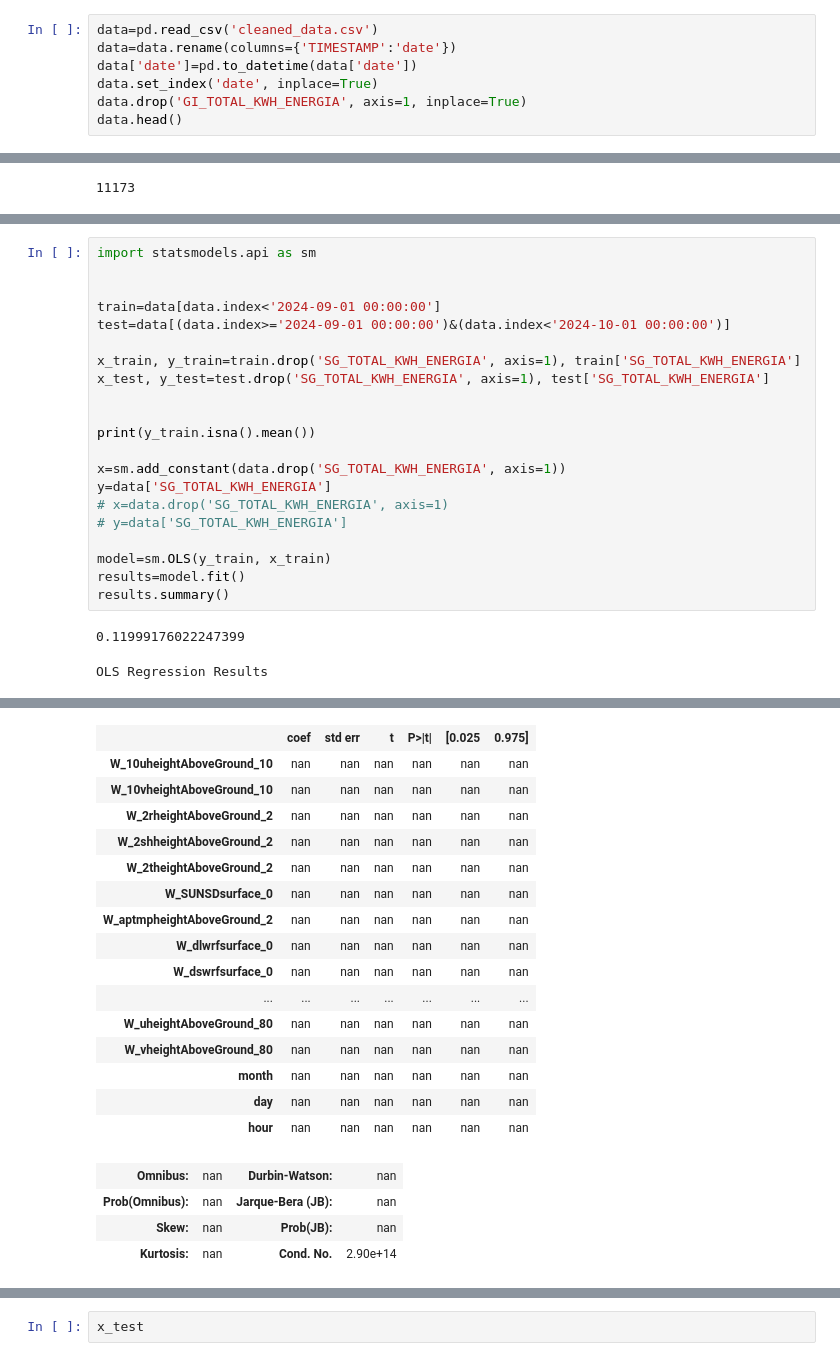
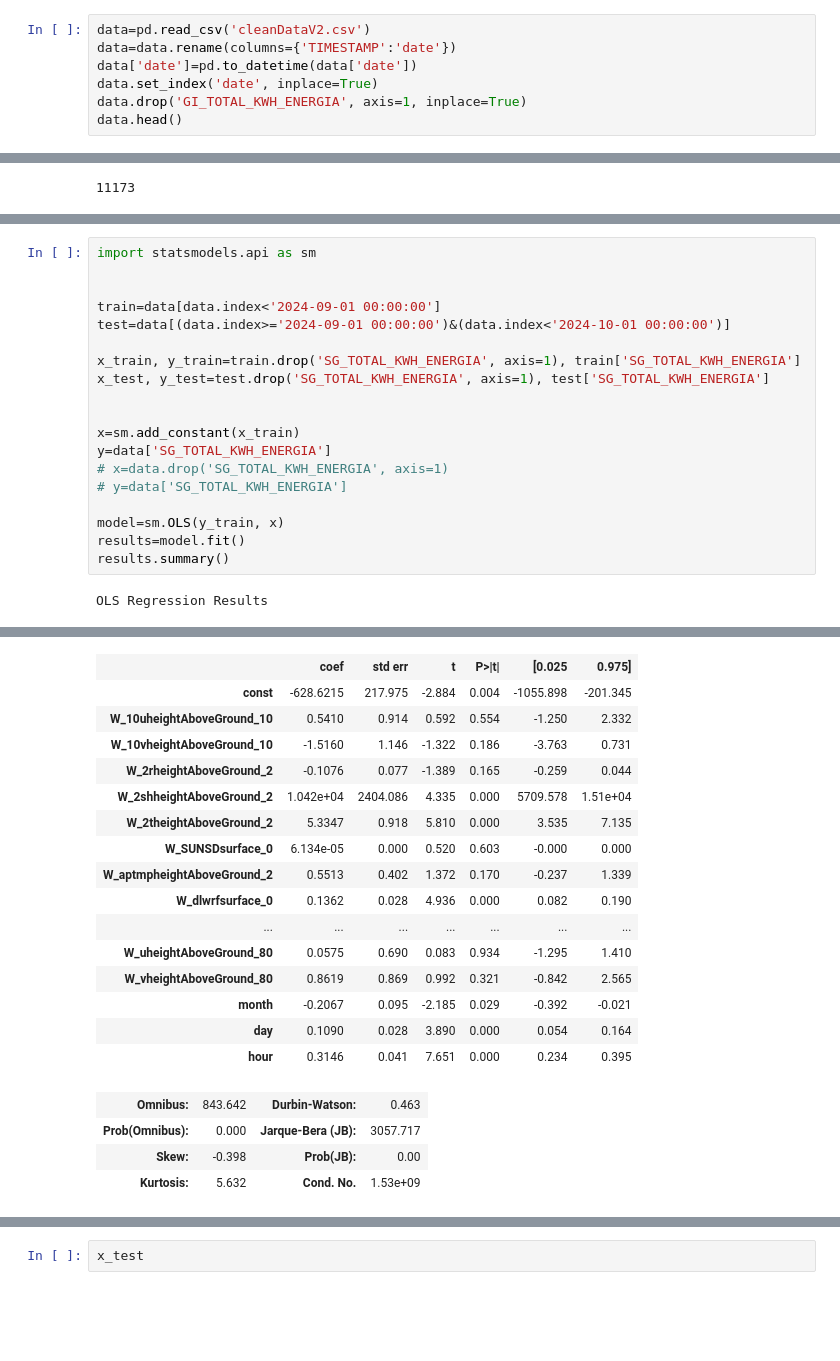
Before and after one commit to sajodajo/CCCCC-Datathon, a Jupyter notebook: solar_gen.ipynb, the cells around one changed output, grey strips where cells are left out. Cells and saved outputs as stored; diff of their text form; blank space fills up the shorter version.

```diff
--- a/solar_gen.ipynb
+++ b/solar_gen.ipynb
@@ -9,7 +9,7 @@ import plotly.express as px
 import matplotlib.pyplot as plt
 import seaborn as sns
 # %%
-data=pd.read_csv('cleaned_data.csv')
+data=pd.read_csv('cleanDataV2.csv')
 data=data.rename(columns={'TIMESTAMP':'date'})
 data['date']=pd.to_datetime(data['date'])
 data.set_index('date', inplace=True)
@@ -63,16 +63,13 @@ x_train, y_train=train.drop('SG_TOTAL_KWH_ENERGIA', axis=1), train['SG_TOTAL_KWH
 x_test, y_test=test.drop('SG_TOTAL_KWH_ENERGIA', axis=1), test['SG_TOTAL_KWH_ENERGIA']
 
 
-print(y_train.isna().mean())
-
-x=sm.add_constant(data.drop('SG_TOTAL_KWH_ENERGIA', axis=1))
+x=sm.add_constant(x_train)
 y=data['SG_TOTAL_KWH_ENERGIA']
 # x=data.drop('SG_TOTAL_KWH_ENERGIA', axis=1)
 # y=data['SG_TOTAL_KWH_ENERGIA']
 
-model=sm.OLS(y_train, x_train)
+model=sm.OLS(y_train, x)
 results=model.fit()
 results.summary()
 # %% [output]
-0.11999176022247399
+OLS Regression Results
-OLS Regression Results
@@ -87,21 +84,21 @@ OLS Regression Results
 | Covariance Type: | nonrobust |  |  |
 |  | coef | std err | t | P>|t| | [0.025 | 0.975] |
-| W_10uheightAboveGround_10 | nan | nan | nan | nan | nan | nan |
-| W_10vheightAboveGround_10 | nan | nan | nan | nan | nan | nan |
-| W_2rheightAboveGround_2 | nan | nan | nan | nan | nan | nan |
-| W_2shheightAboveGround_2 | nan | nan | nan | nan | nan | nan |
-| W_2theightAboveGround_2 | nan | nan | nan | nan | nan | nan |
-| W_SUNSDsurface_0 | nan | nan | nan | nan | nan | nan |
-| W_aptmpheightAboveGround_2 | nan | nan | nan | nan | nan | nan |
-| W_dlwrfsurface_0 | nan | nan | nan | nan | nan | nan |
-| W_dswrfsurface_0 | nan | nan | nan | nan | nan | nan |
+| const | -628.6215 | 217.975 | -2.884 | 0.004 | -1055.898 | -201.345 |
+| W_10uheightAboveGround_10 | 0.5410 | 0.914 | 0.592 | 0.554 | -1.250 | 2.332 |
+| W_10vheightAboveGround_10 | -1.5160 | 1.146 | -1.322 | 0.186 | -3.763 | 0.731 |
+| W_2rheightAboveGround_2 | -0.1076 | 0.077 | -1.389 | 0.165 | -0.259 | 0.044 |
+| W_2shheightAboveGround_2 | 1.042e+04 | 2404.086 | 4.335 | 0.000 | 5709.578 | 1.51e+04 |
+| W_2theightAboveGround_2 | 5.3347 | 0.918 | 5.810 | 0.000 | 3.535 | 7.135 |
+| W_SUNSDsurface_0 | 6.134e-05 | 0.000 | 0.520 | 0.603 | -0.000 | 0.000 |
+| W_aptmpheightAboveGround_2 | 0.5513 | 0.402 | 1.372 | 0.170 | -0.237 | 1.339 |
+| W_dlwrfsurface_0 | 0.1362 | 0.028 | 4.936 | 0.000 | 0.082 | 0.190 |
 | ... | ... | ... | ... | ... | ... | ... |
-| W_uheightAboveGround_80 | nan | nan | nan | nan | nan | nan |
-| W_vheightAboveGround_80 | nan | nan | nan | nan | nan | nan |
-| month | nan | nan | nan | nan | nan | nan |
-| day | nan | nan | nan | nan | nan | nan |
-| hour | nan | nan | nan | nan | nan | nan |
+| W_uheightAboveGround_80 | 0.0575 | 0.690 | 0.083 | 0.934 | -1.295 | 1.410 |
+| W_vheightAboveGround_80 | 0.8619 | 0.869 | 0.992 | 0.321 | -0.842 | 2.565 |
+| month | -0.2067 | 0.095 | -2.185 | 0.029 | -0.392 | -0.021 |
+| day | 0.1090 | 0.028 | 3.890 | 0.000 | 0.054 | 0.164 |
+| hour | 0.3146 | 0.041 | 7.651 | 0.000 | 0.234 | 0.395 |
-| Omnibus: | nan | Durbin-Watson: | nan |
-| Prob(Omnibus): | nan | Jarque-Bera (JB): | nan |
-| Skew: | nan | Prob(JB): | nan |
-| Kurtosis: | nan | Cond. No. | 2.90e+14 |
+| Omnibus: | 843.642 | Durbin-Watson: | 0.463 |
+| Prob(Omnibus): | 0.000 | Jarque-Bera (JB): | 3057.717 |
+| Skew: | -0.398 | Prob(JB): | 0.00 |
+| Kurtosis: | 5.632 | Cond. No. | 1.53e+09 |
```
Also changed, not shown: parts of 19 cells of this notebook.
